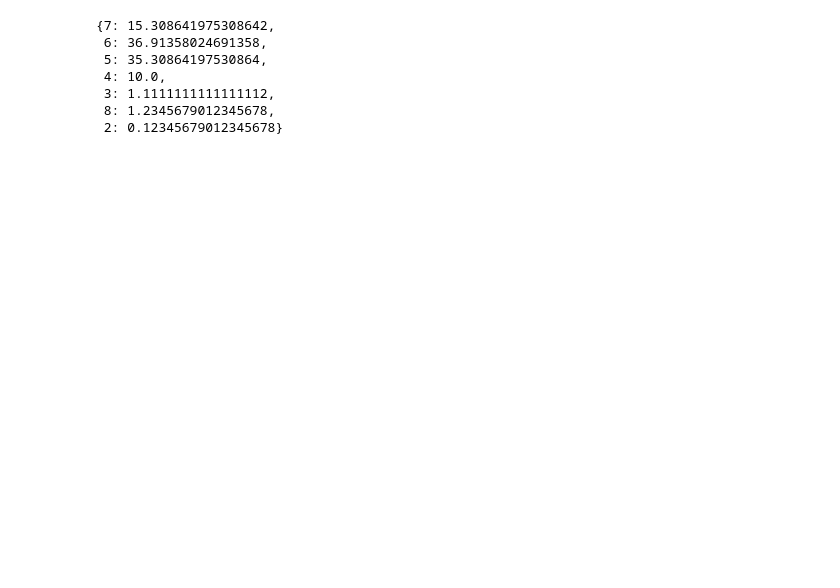
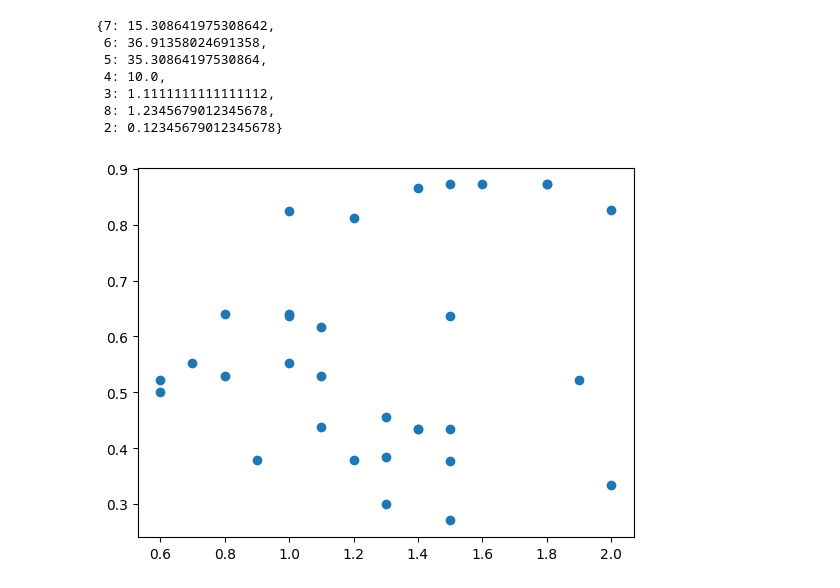
Before and after one commit to riccardoscotti/quantum-clustering-aggregation, a Jupyter notebook: experiments/utility_notebook.ipynb, the cells around one changed output. Drawn from its saved outputs; the diff is of its cells as text; code cells hidden in the pictures; blank space fills up the shorter version.

```diff
--- a/experiments/utility_notebook.ipynb
+++ b/experiments/utility_notebook.ipynb
@@ -56,3 +64,44 @@ plt.savefig('./fresnel/num_clusters.pdf', format='pdf')
  3: 1.1111111111111112,
  8: 1.2345679012345678,
  2: 0.12345679012345678}
+# %%
+from sklearn.metrics import adjusted_rand_score
+from utils.clustering_utils import clusters_from_bitstring
+import pandas as pd
+
+dataset = pd.read_csv('./pulser/clusterized_dataset.csv')
+clusters = pd.read_csv('./pulser/clusters.csv')
+
+def rand_from_bitstring(bitstring, dataset, clusters):
+  selected_points, _ = clusters_from_bitstring(bitstring, dataset, clusters)
+
+  if selected_points.shape[0] == dataset.shape[0]:
+    return adjusted_rand_score(dataset['label'], selected_points['label'])
+  else:
+    return -5
+
+pulser = pd.read_csv('./pulser/raw_results.csv', dtype={'bitstrings': str, 'occurrences': int})
+pulser['occurrences'] = pulser['occurrences'] / 10
+pulser['rand'] = pulser['bitstrings'].apply(lambda b: rand_from_bitstring(b, dataset, clusters))
+
+fresnel = pd.read_csv('./fresnel/raw_results.csv', dtype={'bitstrings': str, 'occurrences': int})
+fresnel['occurrences'] = fresnel['occurrences'] / 10
+fresnel['rand'] = fresnel['bitstrings'].apply(lambda b: rand_from_bitstring(b, dataset, clusters))
+
+valid_pulser = pulser.loc[pulser['rand'] > -5]
+
+plt.figure()
+plt.scatter(valid_pulser['occurrences'], valid_pulser['rand'])
+plt.show()
+
+# plt.figure()
+# plt.bar(
+#   ['DBSCAN', 'Spectral Clustering'],
+#   [adjusted_rand_score(pulser['label'], pulser['DBSCAN']), adjusted_rand_score(pulser['label'], pulser['Spectral Clustering'])],
+#   color='grey',
+#   # edgecolor='black',
+#   # hatch='....'
+# )
+# plt.show()
+# %% [output]
+[figure, added]
```
Also changed, not shown: parts of 4 cells of this notebook, 18 other files.
